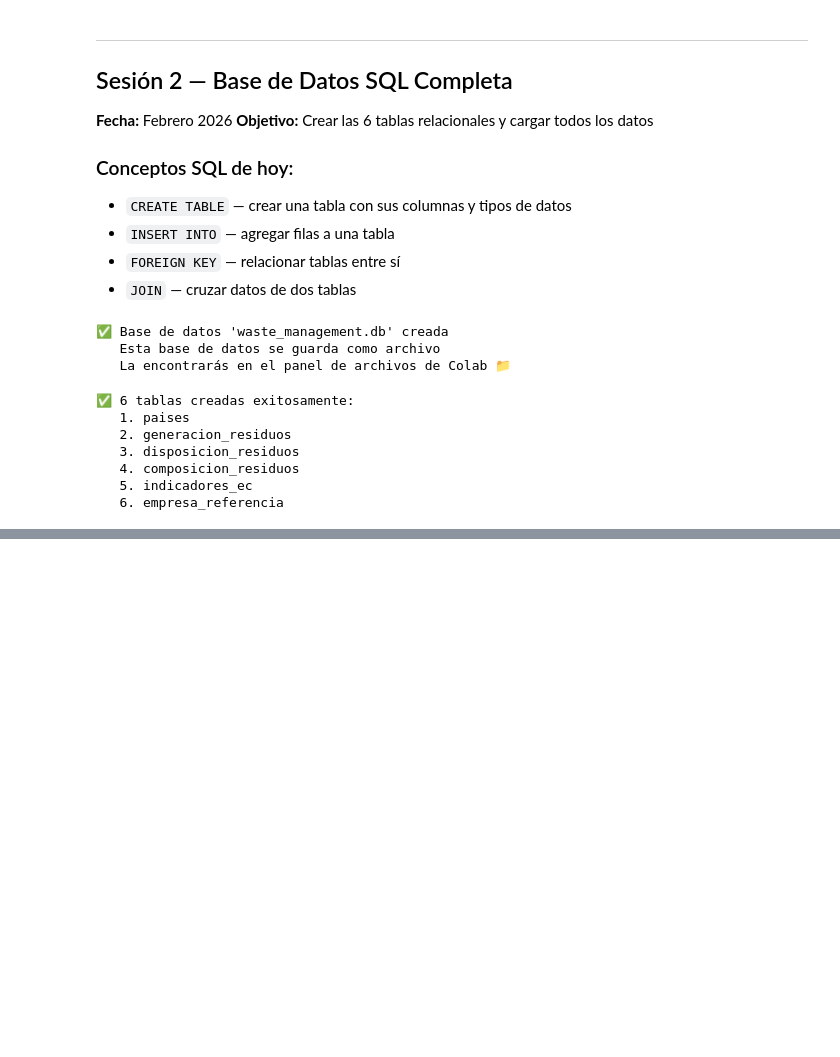
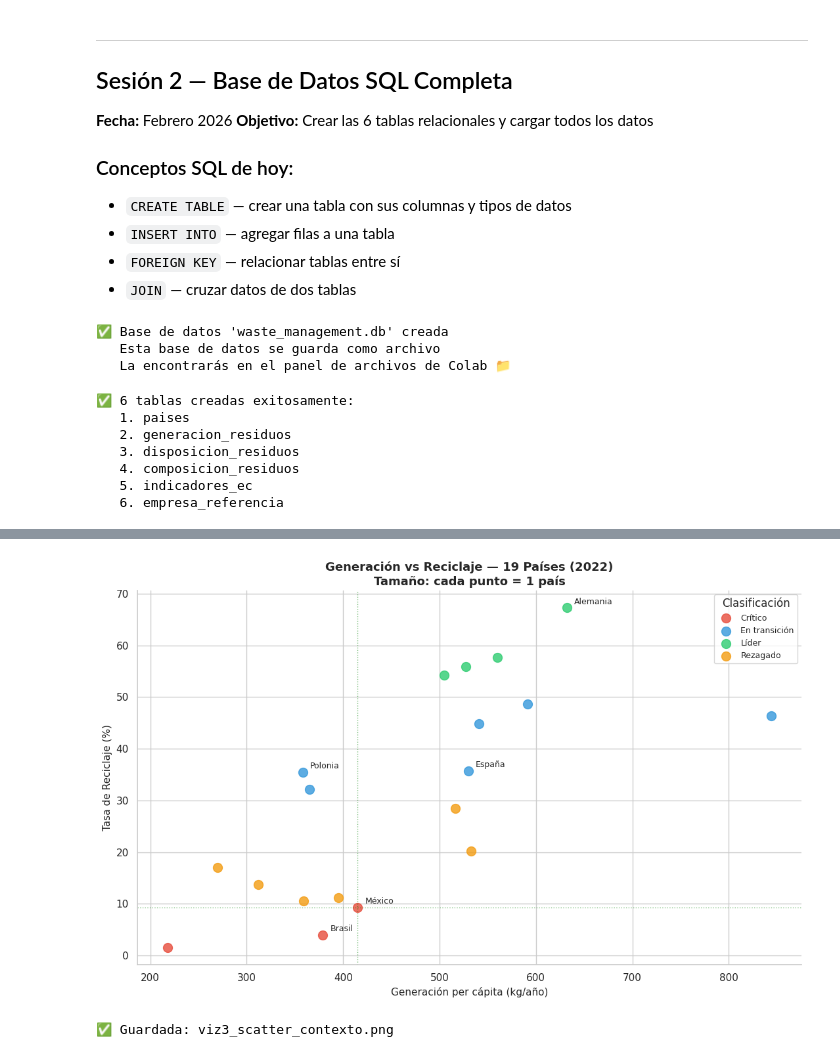
Before and after one commit to laura8am/portfolio-data-analyst, a Jupyter notebook: proyecto3_residuos_economia_circular.ipynb, the cells around one changed output, grey strips where cells are left out. Saved outputs shown, nothing was run; the diff lists cells and outputs as text; code cells hidden in the pictures; blank space fills up the shorter version.

```diff
--- a/proyecto3_residuos_economia_circular.ipynb
+++ b/proyecto3_residuos_economia_circular.ipynb
@@ -666,0 +1046,56 @@ print("   → Polonia es el benchmark realista para México, no Alemania")
+# %%
+# ============================================================
+# VISUALIZACIÓN 3: México en contexto — scatter plot
+# ============================================================
+
+df_scatter = pd.read_sql_query("""
+SELECT p.nombre, p.region,
+       ROUND(i.tasa_reciclaje_pct, 1) AS reciclaje_pct,
+       ROUND(g.kg_per_capita, 0)       AS kg_per_capita,
+       CASE
+           WHEN i.tasa_reciclaje_pct >= 50 THEN 'Líder'
+           WHEN i.tasa_reciclaje_pct >= 30 THEN 'En transición'
+           WHEN i.tasa_reciclaje_pct >= 10 THEN 'Rezagado'
+           ELSE 'Crítico'
+       END AS clasificacion
+FROM paises p
+INNER JOIN indicadores_ec i ON p.pais_id = i.pais_id
+INNER JOIN generacion_residuos g ON p.pais_id = g.pais_id
+""", conn)
+
+fig, ax = plt.subplots(figsize=(11, 7))
+
+colores_map = {
+    'Líder': '#2ecc71',
+    'En transición': '#3498db',
+    'Rezagado': '#f39c12',
+    'Crítico': '#e74c3c'
+}
+
+for clasif, grupo in df_scatter.groupby('clasificacion'):
+    ax.scatter(grupo['kg_per_capita'], grupo['reciclaje_pct'],
+               c=colores_map[clasif], label=clasif, s=100, alpha=0.8)
+
+# Etiquetar países clave
+paises_etiquetar = ['México', 'Alemania', 'Polonia', 'Brasil', 'España']
+for _, row in df_scatter[df_scatter['nombre'].isin(paises_etiquetar)].iterrows():
+    ax.annotate(row['nombre'],
+                (row['kg_per_capita'], row['reciclaje_pct']),
+                textcoords="offset points", xytext=(8, 4), fontsize=9)
+
+ax.set_xlabel('Generación per cápita (kg/año)', fontsize=11)
+ax.set_ylabel('Tasa de Reciclaje (%)', fontsize=11)
+ax.set_title('Generación vs Reciclaje — 19 Países (2022)\n'
+             'Tamaño: cada punto = 1 país',
+             fontsize=13, fontweight='bold')
+ax.legend(title='Clasificación', fontsize=9)
+ax.axhline(y=9.3, color='green', linestyle=':', alpha=0.5, linewidth=1)
+ax.axvline(x=415, color='green', linestyle=':', alpha=0.5, linewidth=1)
+sns.despine()
+plt.tight_layout()
+plt.savefig('viz3_scatter_contexto.png', dpi=150, bbox_inches='tight')
+plt.show()
+print("✅ Guardada: viz3_scatter_contexto.png")
+# %% [output]
+[figure, added]
+✅ Guardada: viz3_scatter_contexto.png
```
Also changed, not shown: parts of 14 cells of this notebook.
